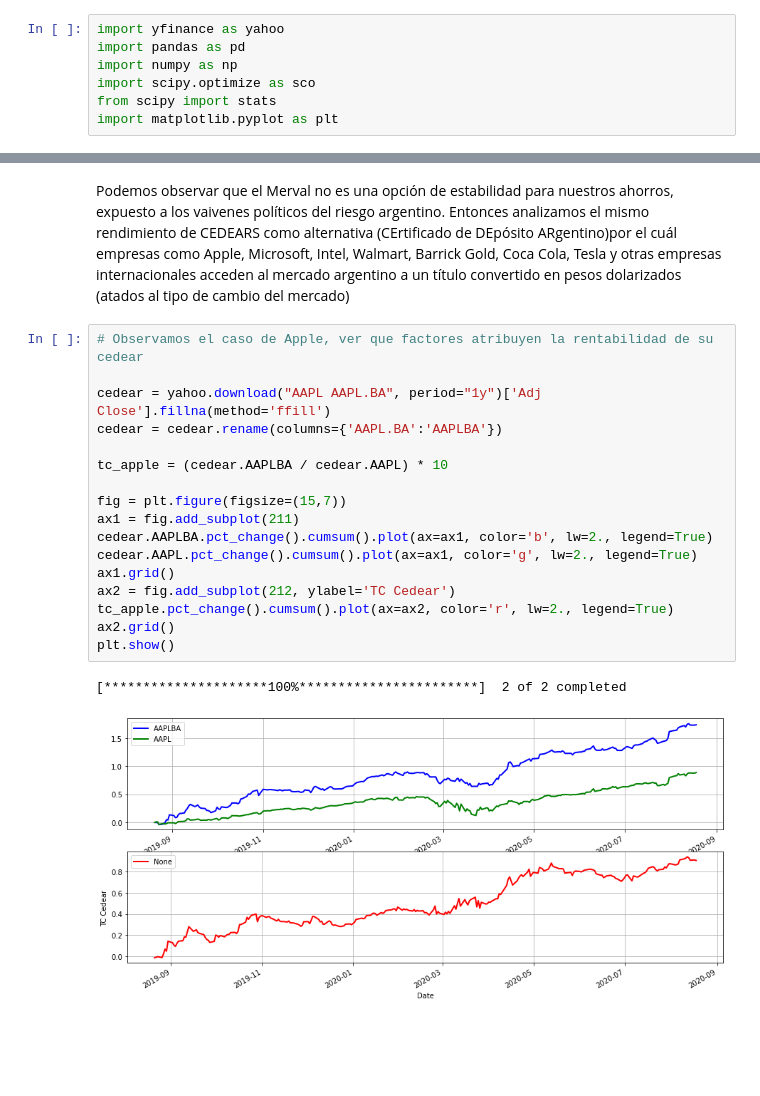
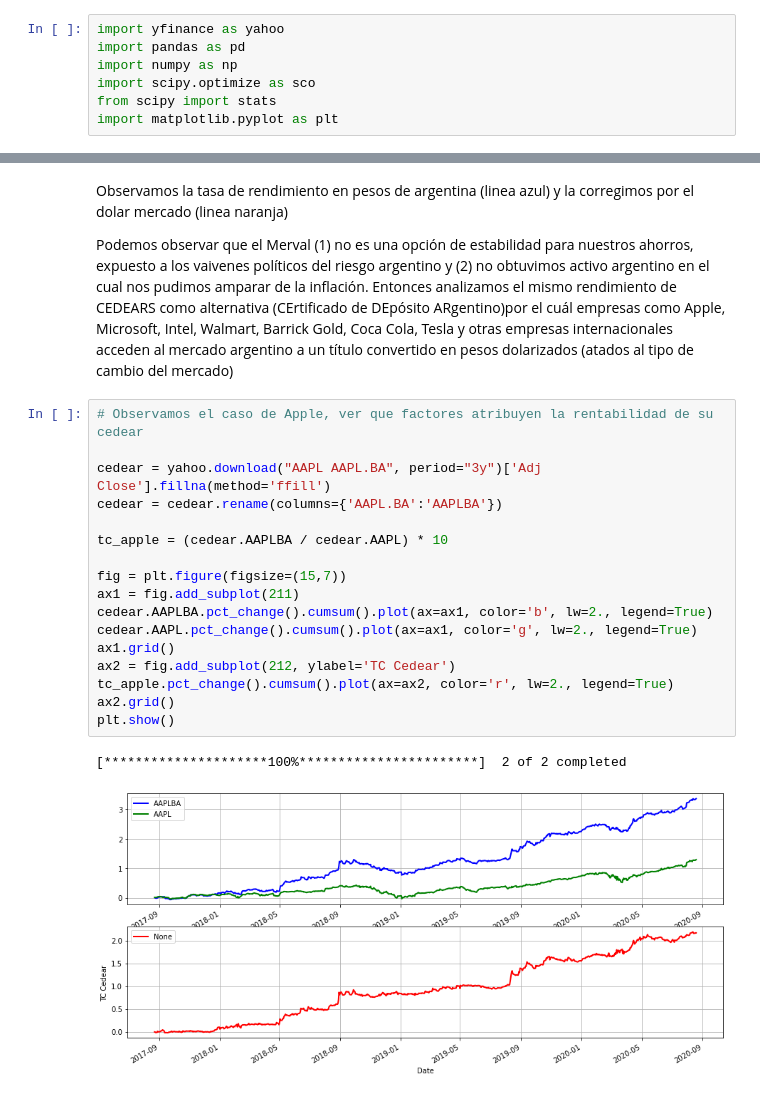
Before and after one commit to lorenzoreyes/Carteras-Cedears, a Jupyter notebook: Invertir en CEDEARs.ipynb, the cells around one changed output, grey strips where cells are left out. Cells and saved outputs as stored; diff of their text form; blank space fills up the shorter version.

```diff
--- a/Invertir en CEDEARs.ipynb
+++ b/Invertir en CEDEARs.ipynb
@@ -95,24 +111,26 @@ merv.grid()
 # %% [markdown]
-Podemos observar que el Merval no es una opción de estabilidad para nuestros ahorros, expuesto a los vaivenes políticos del riesgo argentino.
+Observamos la tasa de rendimiento en pesos de argentina (linea azul) y la corregimos por el dolar mercado (linea naranja)
+
+Podemos observar que el Merval (1) no es una opción de estabilidad para nuestros ahorros, expuesto a los vaivenes políticos del riesgo argentino y (2) no obtuvimos activo argentino en el cual nos pudimos amparar de la inflación.
 Entonces analizamos el mismo rendimiento de CEDEARS como alternativa (CErtificado de DEpósito ARgentino)por el cuál empresas como Apple, Microsoft, Intel, Walmart, Barrick Gold, Coca Cola, Tesla y otras empresas internacionales acceden al mercado argentino a un título convertido en pesos dolarizados (atados al tipo de cambio del mercado)
 # %%
 # Observamos el caso de Apple, ver que factores atribuyen la rentabilidad de su cedear
 
-cedear = yahoo.download("AAPL AAPL.BA", period="1y")['Adj Close'].fillna(method='ffill')
+cedear = yahoo.download("AAPL AAPL.BA", period="3y")['Adj Close'].fillna(method='ffill')
 cedear = cedear.rename(columns={'AAPL.BA':'AAPLBA'})
 
 tc_apple = (cedear.AAPLBA / cedear.AAPL) * 10
 
 fig = plt.figure(figsize=(15,7))
 ax1 = fig.add_subplot(211)
 cedear.AAPLBA.pct_change().cumsum().plot(ax=ax1, color='b', lw=2., legend=True)
 cedear.AAPL.pct_change().cumsum().plot(ax=ax1, color='g', lw=2., legend=True)
 ax1.grid()
 ax2 = fig.add_subplot(212, ylabel='TC Cedear')
 tc_apple.pct_change().cumsum().plot(ax=ax2, color='r', lw=2., legend=True)
 ax2.grid()
 plt.show()
 # %% [output]
 [*********************100%***********************]  2 of 2 completed
-[figure, old version]
+[figure, new version]
 # %% [markdown]
```
Also changed, not shown: parts of 14 cells of this notebook.
